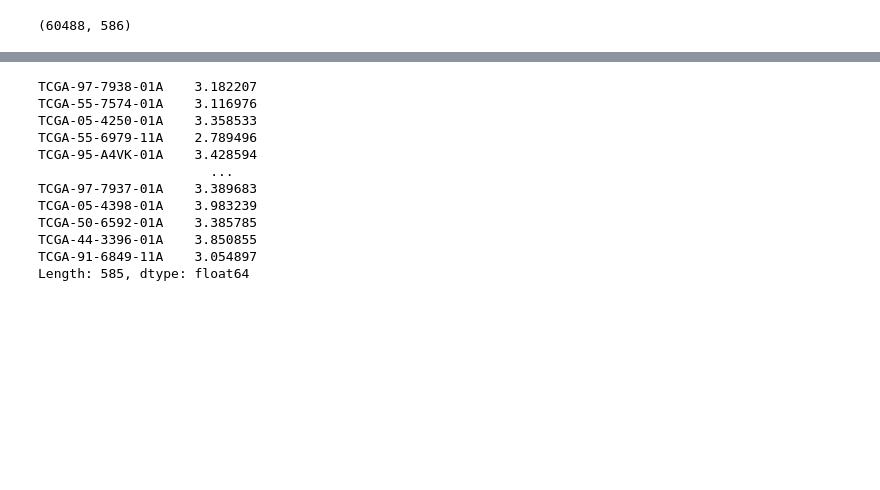
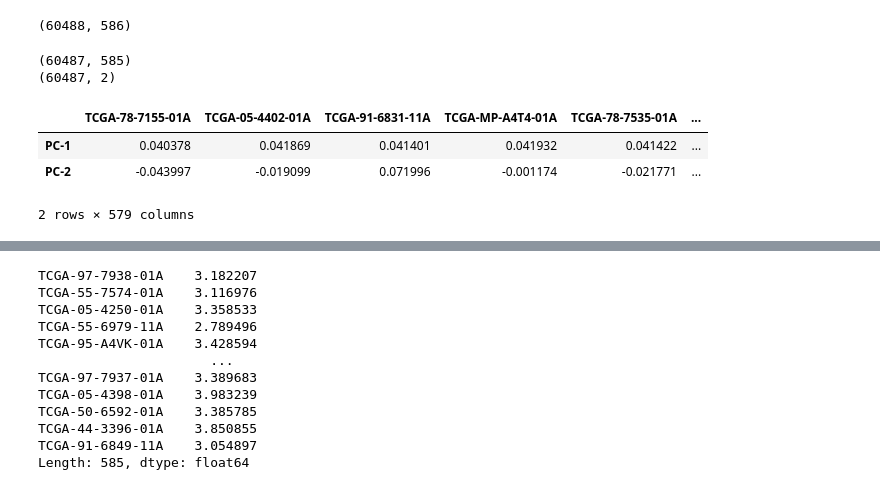
Before and after one commit to estherb-s/CompBio-1, a Jupyter notebook: RandForest-LUNG.ipynb, the cells around one changed output, grey strips where cells are left out. Saved outputs shown, nothing was run; the diff lists cells and outputs as text; code cells hidden in the pictures; blank space fills up the shorter version.

```diff
--- a/RandForest-LUNG.ipynb
+++ b/RandForest-LUNG.ipynb
@@ -42,3 +42,34 @@ df.fillna(df.mean())
 df.shape
 # %% [output]
 (60488, 586)
+# %%
+from sklearn.preprocessing import StandardScaler
+from sklearn.decomposition import PCA
+from sklearn import preprocessing
+
+standardDF = StandardScaler().fit_transform(df.iloc[1:60488, 1:586])
+pca = PCA(n_components=2)
+pca.fit(standardDF)
+dfPCA = pca.transform(standardDF)
+print(standardDF.shape)
+print(dfPCA.shape)
+# %% [output]
+(60487, 585)
+(60487, 2)
+# %%
+df = df.iloc[:, 1:586]
+
+dataScaled = pd.DataFrame(preprocessing.scale(df),columns = df.columns)
+pca = PCA(n_components=2)
+pca.fit(dataScaled)
+dfPCA = pca.transform(dataScaled)
+
+extended = pd.DataFrame(pca.components_,columns=dataScaled.columns,index = ['PC-1','PC-2'])
+# with pd.option_context('display.max_rows', None, 'display.max_columns', None):  # more options can be specified also
+#     print(extended)
+extended.nlargest(5, extended.columns)
+# %% [output]
+|  | TCGA-78-7155-01A | TCGA-05-4402-01A | TCGA-91-6831-11A | TCGA-MP-A4T4-01A | TCGA-78-7535-01A | ... |
+| PC-1 | 0.040378 | 0.041869 | 0.041401 | 0.041932 | 0.041422 | ... |
+| PC-2 | -0.043997 | -0.019099 | 0.071996 | -0.001174 | -0.021771 | ... |
+2 rows × 579 columns
```
Also changed, not shown: parts of 9 cells of this notebook, 2 other files.
